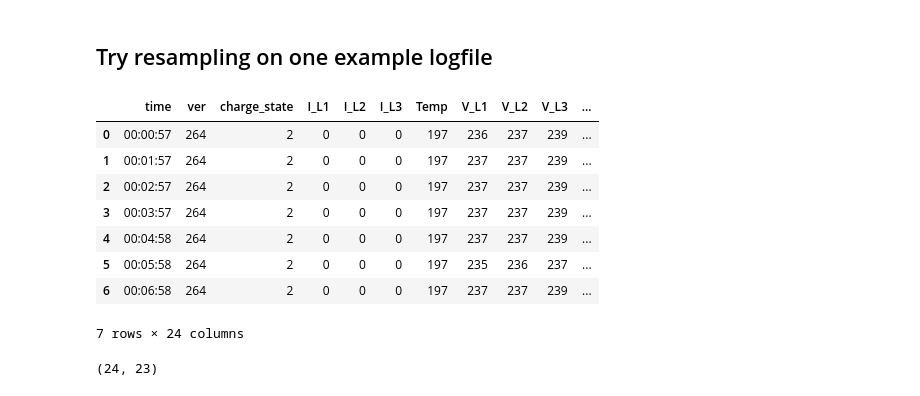
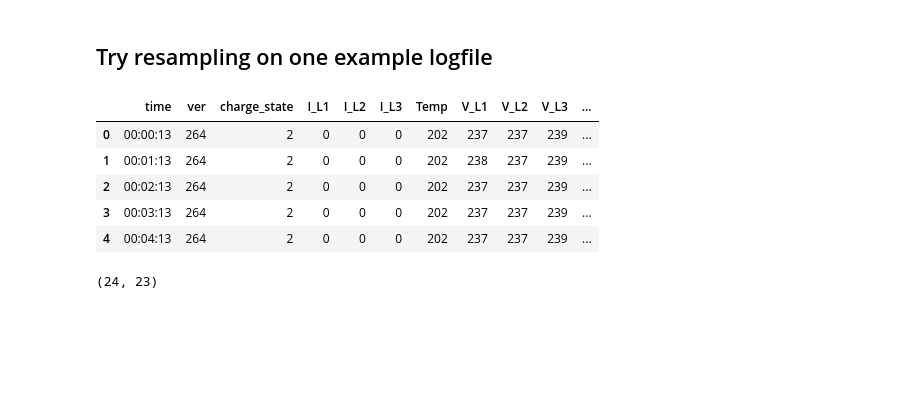
Before and after one commit to munich-ml/raspi_walli, a Jupyter notebook: database/database_migration/migrate_log_data_to_db.ipynb, the cells around one changed output. Saved outputs shown, nothing was run; the diff lists cells and outputs as text; code cells hidden in the pictures; blank space fills up the shorter version.

```diff
--- a/database/database_migration/migrate_log_data_to_db.ipynb
+++ b/database/database_migration/migrate_log_data_to_db.ipynb
@@ -49,21 +49,18 @@ raw_2021-11-09.csv 1232 2021-11-09 00:00:09 2021-11-09 20:34:05
 # %% [markdown]
 ## Try resampling on one example logfile
 # %%
-fn = "raw_2021-10-09.csv"
+fn = "raw_2021-10-07.csv"
 date_str = fn.split(".")[0].split("_")[1]
 df = pd.read_csv(os.path.join("..", "..", "logs", fn))
 df["datetime"] = [pd.to_datetime(date_str + " " + t).to_pydatetime() for t in df["time"]]
-df.head(7)
+df.head()
 # %% [output]
 |  | time | ver | charge_state | I_L1 | I_L2 | I_L3 | Temp | V_L1 | V_L2 | V_L3 | ... |
-| 0 | 00:00:57 | 264 | 2 | 0 | 0 | 0 | 197 | 236 | 237 | 239 | ... |
-| 1 | 00:01:57 | 264 | 2 | 0 | 0 | 0 | 197 | 237 | 237 | 239 | ... |
-| 2 | 00:02:57 | 264 | 2 | 0 | 0 | 0 | 197 | 237 | 237 | 239 | ... |
-| 3 | 00:03:57 | 264 | 2 | 0 | 0 | 0 | 197 | 237 | 237 | 239 | ... |
-| 4 | 00:04:58 | 264 | 2 | 0 | 0 | 0 | 197 | 237 | 237 | 239 | ... |
-| 5 | 00:05:58 | 264 | 2 | 0 | 0 | 0 | 197 | 235 | 236 | 237 | ... |
-| 6 | 00:06:58 | 264 | 2 | 0 | 0 | 0 | 197 | 237 | 237 | 239 | ... |
+| 0 | 00:00:13 | 264 | 2 | 0 | 0 | 0 | 202 | 237 | 237 | 239 | ... |
+| 1 | 00:01:13 | 264 | 2 | 0 | 0 | 0 | 202 | 238 | 237 | 239 | ... |
+| 2 | 00:02:13 | 264 | 2 | 0 | 0 | 0 | 202 | 237 | 237 | 239 | ... |
+| 3 | 00:03:13 | 264 | 2 | 0 | 0 | 0 | 202 | 237 | 237 | 239 | ... |
+| 4 | 00:04:13 | 264 | 2 | 0 | 0 | 0 | 202 | 237 | 237 | 239 | ... |
-7 rows × 24 columns
 # %%
 lowres = df.set_index("datetime").resample(dt.timedelta(seconds=3600)).first()
 lowres.shape
```
Also changed, not shown: parts of 12 cells of this notebook, 3 other files.
